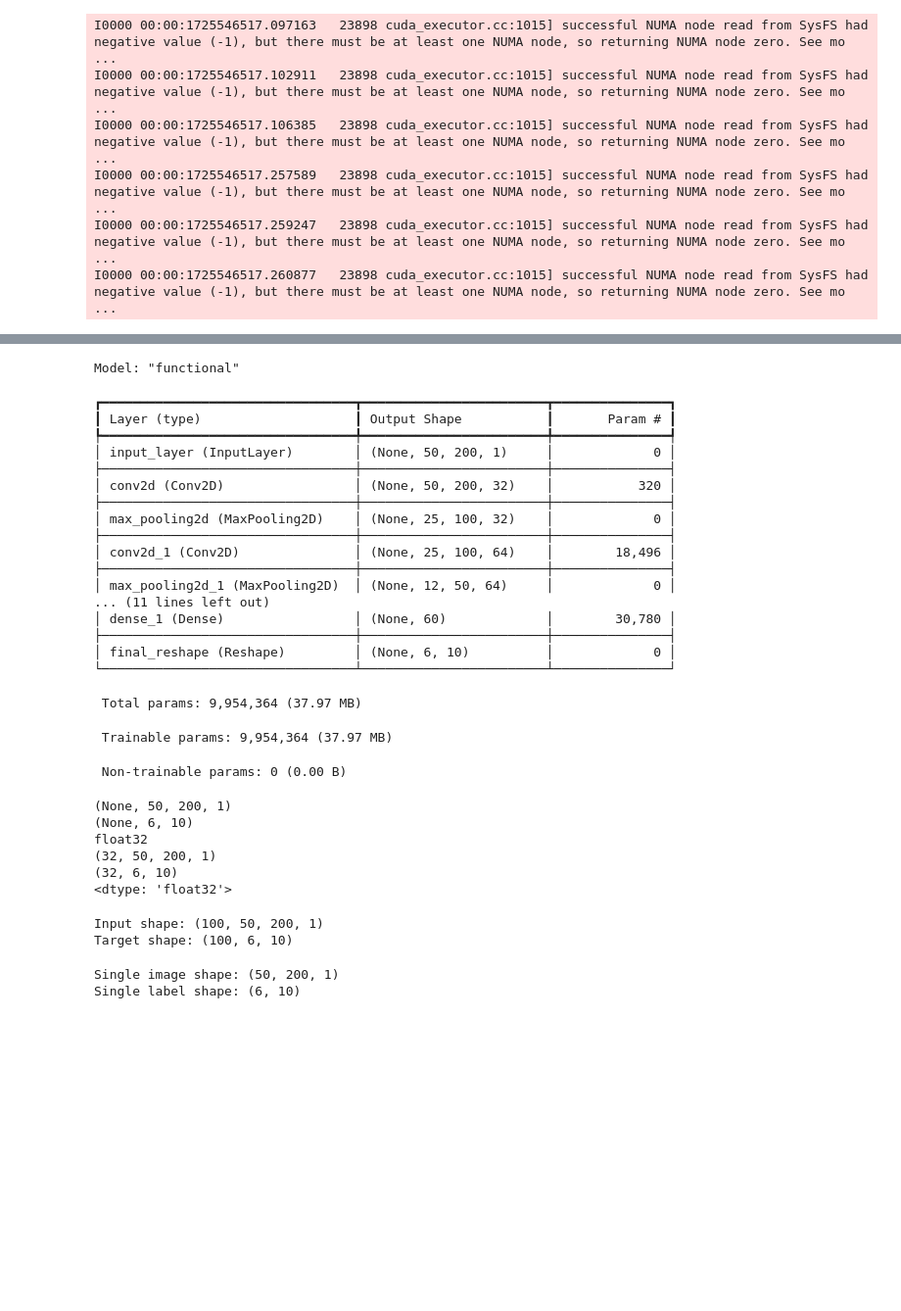
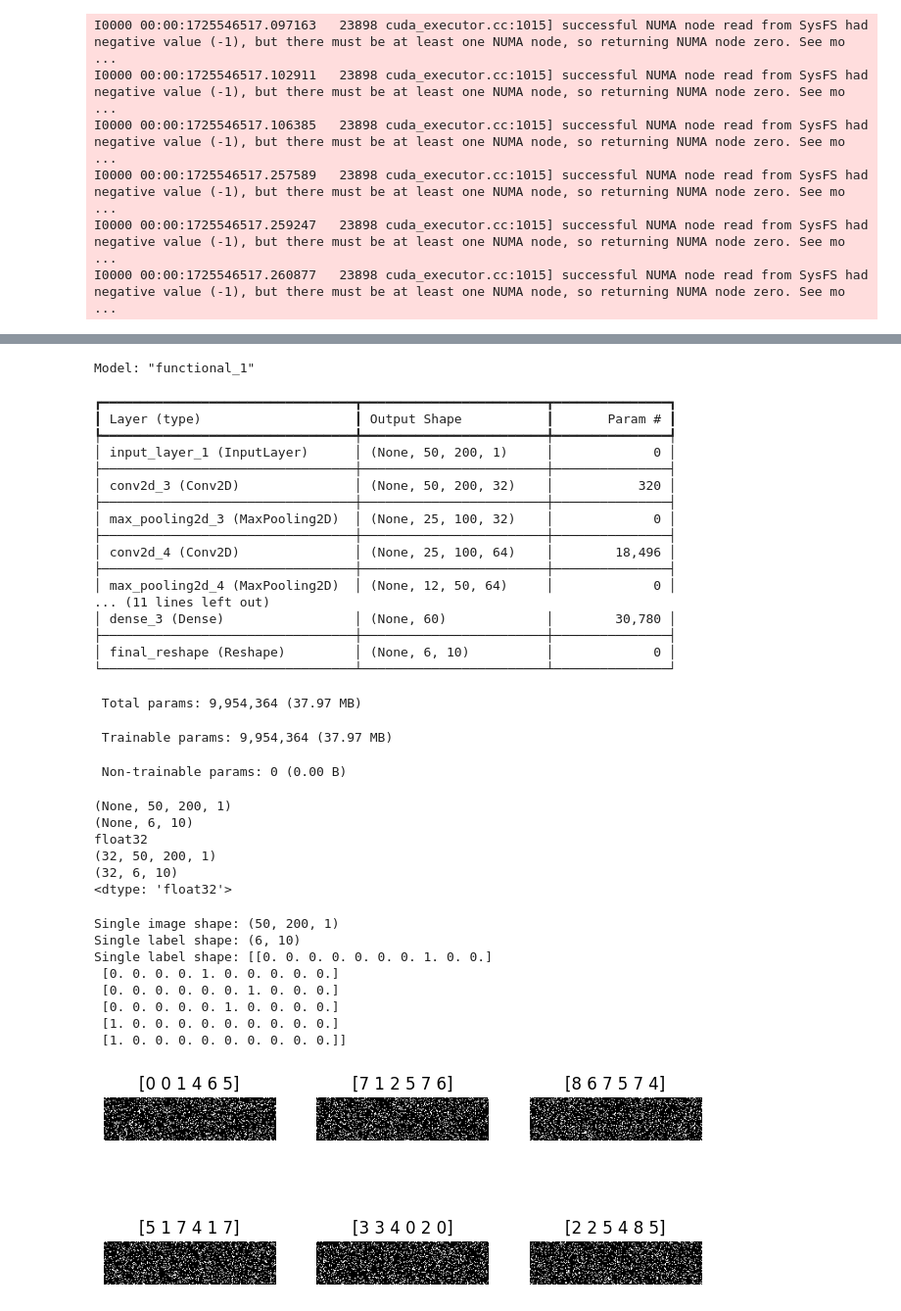
Before and after one commit to navidmafi/numeric-captcha, a Jupyter notebook: tf_only.ipynb, the cells around one changed output, grey strips where cells are left out. Shown: that part at 98% size. Saved outputs shown, nothing was run; the diff lists cells and outputs as text; code cells hidden in the pictures; blank space fills up the shorter version.

```diff
--- a/tf_only.ipynb
+++ b/tf_only.ipynb
@@ -35,13 +35,11 @@ Num GPUs Available:  1
 batch_size = 32
 image_shape = (50,200,3)
 # %%
-
 def decode_one_hot(one_hot_label):
     one_hot_reshaped = tf.reshape(one_hot_label, [6, 10])
     digits = tf.argmax(one_hot_reshaped, axis=-1)
     label = tf.strings.reduce_join(tf.strings.as_string(digits), axis=0)
     return label.numpy()
-
 
 def decode_one_hot_2dim(one_hot_label):
     one_hot_reshaped = tf.reshape(one_hot_label, [6, 10])
@@ -49,25 +47,18 @@ def decode_one_hot_2dim(one_hot_label):
     return digits.numpy()
 
 
-def plot_ds_unbatched(ds:tf.data.Dataset):
+def viz_ds(ds:tf.data.Dataset, count=6):
     plt.figure()
+    ds= ds.unbatch().take(count)
     dsit = iter(ds)
-    for i in range(9):
+    for i in range(count):
         image, label = next(dsit)
         ax = plt.subplot(3, 3, i + 1)
         plt.imshow(image.numpy().astype("uint8"),cmap="gray")
-        plt.title(label.numpy())
-        plt.tight_layout()
-        plt.axis("off")
-
-def plot_ds_batched(ds:tf.data.Dataset):
-    plt.figure()
-    img_batch,label_batch = next(iter(ds))
-    for i in range(9):
-        ax = plt.subplot(3, 3, i + 1)
-        plt.imshow(img_batch[i].numpy().astype("uint8"),cmap="gray")
-        plt.title(decode_one_hot_2dim(label_batch[i]))
-        # plt.title(label_batch[i].numpy())
+        if (len(label.numpy().shape) == 2):
+             plt.title(decode_one_hot_2dim(label.numpy()))
+        else:
+            plt.title(label.numpy())
 
         plt.tight_layout()
         plt.axis("off")
@@ -174,8 +165,8 @@ def make_encoder() :
     model = keras.models.Model(inputs=input_layer, outputs=output_layer)
 
     model.compile(optimizer='adam',
-              loss=loss_fn,
-              metrics=[train_acc_metric])
+              loss='categorical_crossentropy',
+              metrics=['accuracy'])
 
     model.summary()
 
@@ -184,21 +175,21 @@ def make_encoder() :
 
 model = make_encoder()
 # %% [output]
-Model: "functional"
+Model: "functional_1"
 ┏━━━━━━━━━━━━━━━━━━━━━━━━━━━━━━━━━┳━━━━━━━━━━━━━━━━━━━━━━━━┳━━━━━━━━━━━━━━━┓
 ┃ Layer (type)                    ┃ Output Shape           ┃       Param # ┃
 ┡━━━━━━━━━━━━━━━━━━━━━━━━━━━━━━━━━╇━━━━━━━━━━━━━━━━━━━━━━━━╇━━━━━━━━━━━━━━━┩
-│ input_layer (InputLayer)        │ (None, 50, 200, 1)     │             0 │
+│ input_layer_1 (InputLayer)      │ (None, 50, 200, 1)     │             0 │
 ├─────────────────────────────────┼────────────────────────┼───────────────┤
-│ conv2d (Conv2D)                 │ (None, 50, 200, 32)    │           320 │
+│ conv2d_3 (Conv2D)               │ (None, 50, 200, 32)    │           320 │
 ├─────────────────────────────────┼────────────────────────┼───────────────┤
-│ max_pooling2d (MaxPooling2D)    │ (None, 25, 100, 32)    │             0 │
+│ max_pooling2d_3 (MaxPooling2D)  │ (None, 25, 100, 32)    │             0 │
 ├─────────────────────────────────┼────────────────────────┼───────────────┤
-│ conv2d_1 (Conv2D)               │ (None, 25, 100, 64)    │        18,496 │
+│ conv2d_4 (Conv2D)               │ (None, 25, 100, 64)    │        18,496 │
 ├─────────────────────────────────┼────────────────────────┼───────────────┤
-│ max_pooling2d_1 (MaxPooling2D)  │ (None, 12, 50, 64)     │             0 │
+│ max_pooling2d_4 (MaxPooling2D)  │ (None, 12, 50, 64)     │             0 │
 ... (11 lines left out)
-│ dense_1 (Dense)                 │ (None, 60)             │        30,780 │
+│ dense_3 (Dense)                 │ (None, 60)             │        30,780 │
 ├─────────────────────────────────┼────────────────────────┼───────────────┤
 │ final_reshape (Reshape)         │ (None, 6, 10)          │             0 │
 └─────────────────────────────────┴────────────────────────┴───────────────┘
@@ -222,31 +213,34 @@ float32
 <dtype: 'float32'>
 # %%
 def create_dummy_dataset(num_samples=1000):
-    # Create dummy input images (50x200x1)
     images = tf.random.normal(shape=(num_samples, 50, 200, 1))
-
-    # Create dummy target labels (6 digits, one-hot encoded)
     labels = tf.random.uniform(shape=(num_samples, 6), minval=0, maxval=10, dtype=tf.int32)
     labels_one_hot = tf.one_hot(labels, depth=10)
 
     return images, labels_one_hot
+
+num_samples = 1000
+images, labels = create_dummy_dataset(num_samples)
+
+dummy_dataset = tf.data.Dataset.from_tensor_slices((images, labels))
+dummy_dataset = dummy_dataset.shuffle(buffer_size=num_samples).batch(batch_size)
-# %%
-images, labels = create_dummy_dataset(100)
-print("Input shape:", images.shape)
-print("Target shape:", labels.shape)
-# %% [output]
-Input shape: (100, 50, 200, 1)
-Target shape: (100, 6, 10)
 # %%
-dummy_dataset = tf.data.Dataset.from_tensor_slices((images, labels))
-for image, label in dummy_dataset.take(1):
+for image, label in dummy_dataset.unbatch().take(1):
     print("Single image shape:", image.shape)
     print("Single label shape:", label.shape)
+    print("Single label shape:", label.numpy())
 
-dummy_dataset = dummy_dataset.batch(10)
+viz_ds(dummy_dataset)
 # %% [output]
 Single image shape: (50, 200, 1)
 Single label shape: (6, 10)
+Single label shape: [[0. 0. 0. 0. 0. 0. 0. 1. 0. 0.]
+ [0. 0. 0. 0. 1. 0. 0. 0. 0. 0.]
+ [0. 0. 0. 0. 0. 0. 1. 0. 0. 0.]
+ [0. 0. 0. 0. 0. 1. 0. 0. 0. 0.]
+ [1. 0. 0. 0. 0. 0. 0. 0. 0. 0.]
+ [1. 0. 0. 0. 0. 0. 0. 0. 0. 0.]]
+[figure, added]
 # %%
 model.fit(dummy_dataset, epochs=1)
 # %% [output]
```
Also changed, not shown: parts of 2 cells of this notebook, 1 other file.
